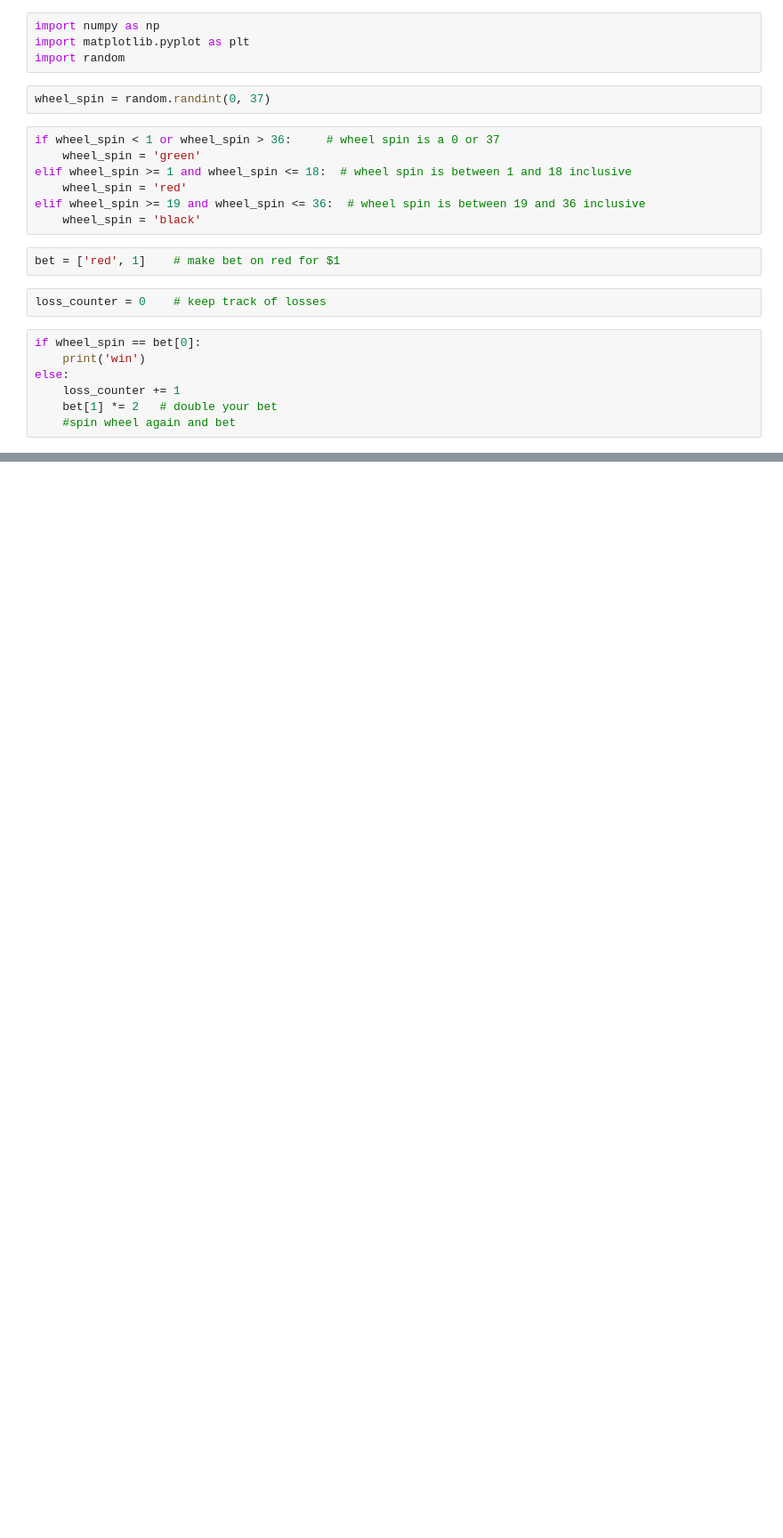
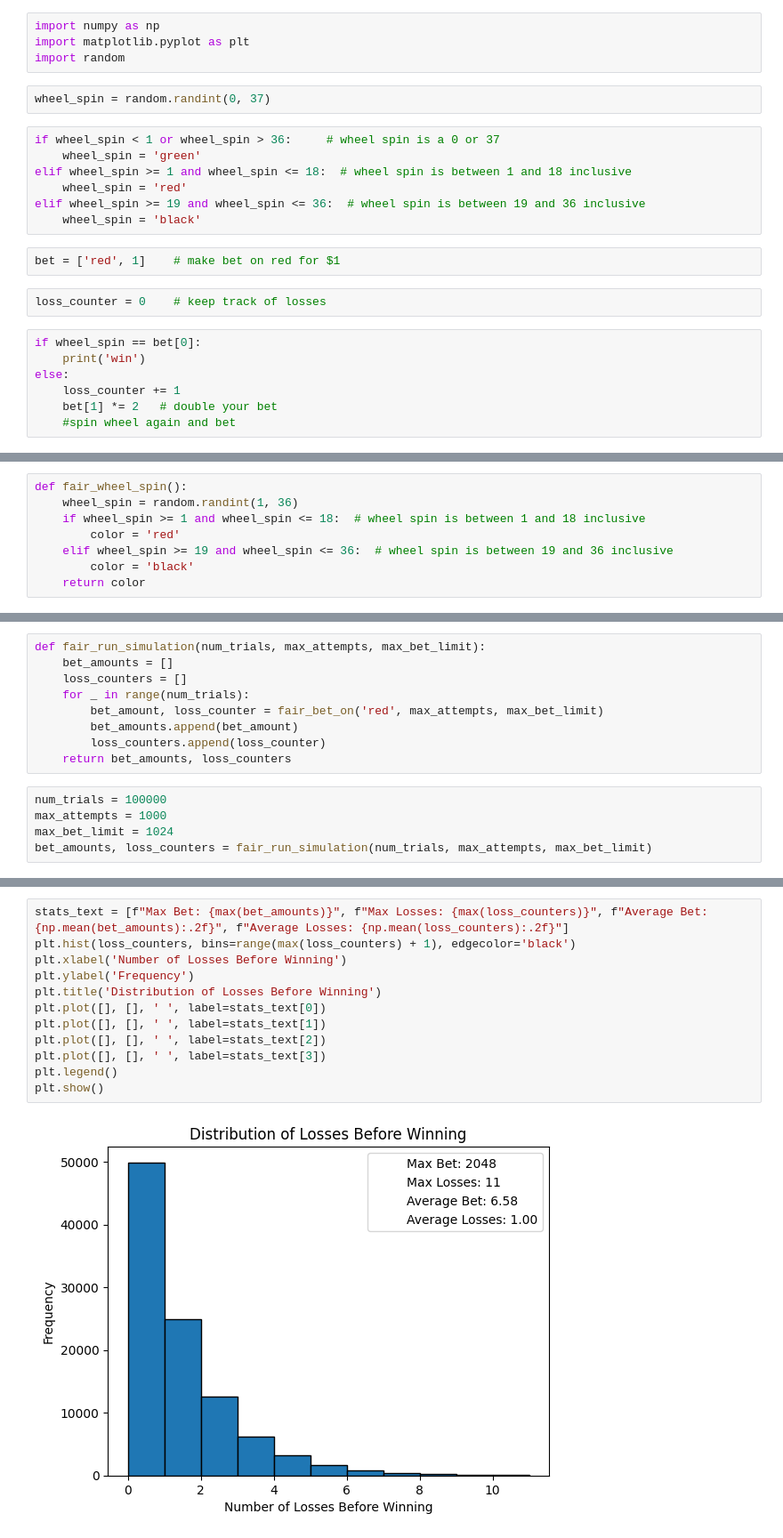
Before and after one commit to michaeledge27/mathModeling, a Jupyter notebook: projects/gamblingSystem.ipynb, the cells around one changed output, grey strips where cells are left out. Shown at 89% size. Cells and saved outputs as stored; diff of their text form; blank space fills up the shorter version.

```diff
--- a/projects/gamblingSystem.ipynb
+++ b/projects/gamblingSystem.ipynb
@@ -261,0 +123,8 @@ Percentage of games lost everything: 0.10%
+# %%
+def fair_wheel_spin():
+    wheel_spin = random.randint(1, 36)
+    if wheel_spin >= 1 and wheel_spin <= 18:  # wheel spin is between 1 and 18 inclusive
+        color = 'red'
+    elif wheel_spin >= 19 and wheel_spin <= 36:  # wheel spin is between 19 and 36 inclusive
+        color = 'black'
+    return color
@@ -261,0 +152,14 @@ Percentage of games lost everything: 0.10%
+# %%
+def fair_run_simulation(num_trials, max_attempts, max_bet_limit):
+    bet_amounts = []
+    loss_counters = []
+    for _ in range(num_trials):
+        bet_amount, loss_counter = fair_bet_on('red', max_attempts, max_bet_limit)
+        bet_amounts.append(bet_amount)
+        loss_counters.append(loss_counter)
+    return bet_amounts, loss_counters
+# %%
+num_trials = 100000
+max_attempts = 1000
+max_bet_limit = 1024
+bet_amounts, loss_counters = fair_run_simulation(num_trials, max_attempts, max_bet_limit)
@@ -261,0 +170,14 @@ Percentage of games lost everything: 0.10%
+# %%
+stats_text = [f"Max Bet: {max(bet_amounts)}", f"Max Losses: {max(loss_counters)}", f"Average Bet: {np.mean(bet_amounts):.2f}", f"Average Losses: {np.mean(loss_counters):.2f}"]
+plt.hist(loss_counters, bins=range(max(loss_counters) + 1), edgecolor='black')
+plt.xlabel('Number of Losses Before Winning')
+plt.ylabel('Frequency')
+plt.title('Distribution of Losses Before Winning')
+plt.plot([], [], ' ', label=stats_text[0])
+plt.plot([], [], ' ', label=stats_text[1])
+plt.plot([], [], ' ', label=stats_text[2])
+plt.plot([], [], ' ', label=stats_text[3])
+plt.legend()
+plt.show()
+# %% [output]
+[figure, added]
```
Also changed, not shown: parts of 29 cells of this notebook.
